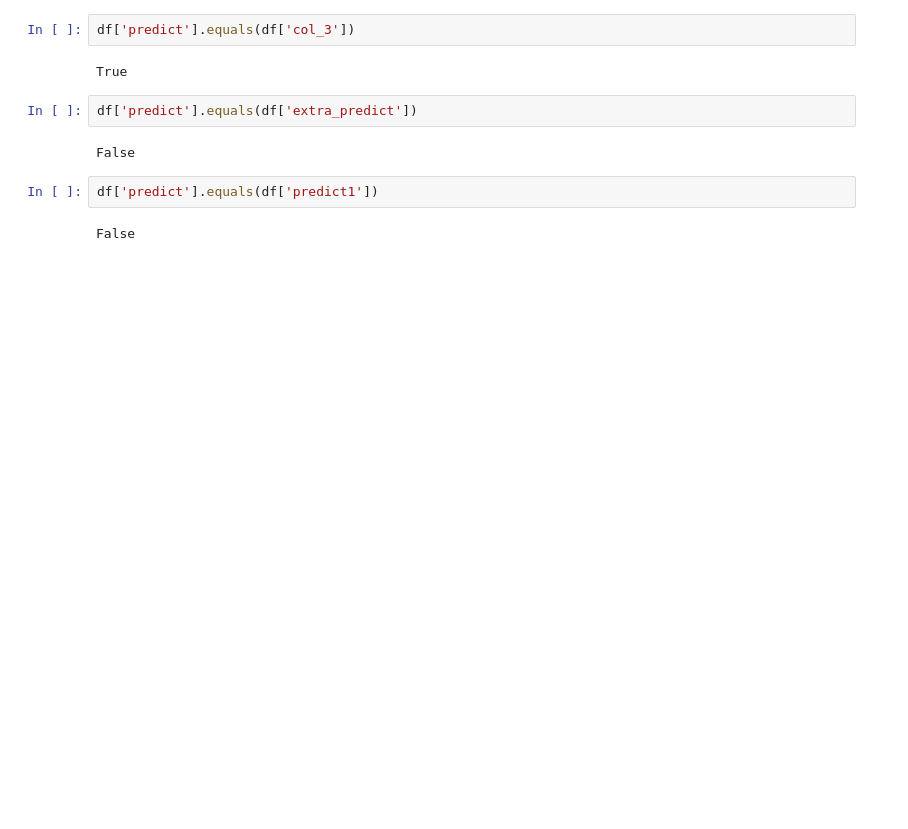
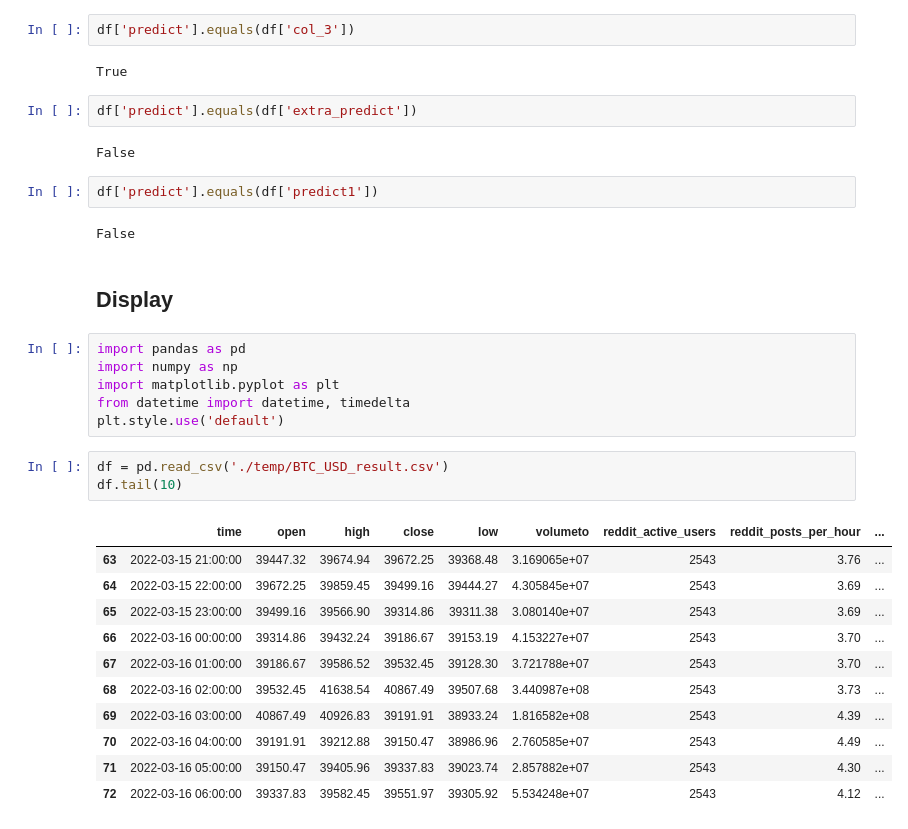
Before and after one commit to sharonwu827/Automated-trading, a Jupyter notebook: CryptoPatternDetection/GAF-CNN-HC/load_test.ipynb, the cells around one changed output. Saved outputs shown, nothing was run; the diff lists cells and outputs as text; blank space fills up the shorter version.

```diff
--- a/CryptoPatternDetection/GAF-CNN-HC/load_test.ipynb
+++ b/CryptoPatternDetection/GAF-CNN-HC/load_test.ipynb
@@ -345,3 +351,26 @@ False
 df['predict'].equals(df['predict1'])
 # %% [output]
 False
+# %% [markdown]
+## Display
+# %%
+import pandas as pd
+import numpy as np
+import matplotlib.pyplot as plt
+from datetime import datetime, timedelta
+plt.style.use('default')
+# %%
+df = pd.read_csv('./temp/BTC_USD_result.csv')
+df.tail(10)
+# %% [output]
+|  | time | open | high | close | low | volumeto | reddit_active_users | reddit_posts_per_hour | ... |
+| 63 | 2022-03-15 21:00:00 | 39447.32 | 39674.94 | 39672.25 | 39368.48 | 3.169065e+07 | 2543 | 3.76 | ... |
+| 64 | 2022-03-15 22:00:00 | 39672.25 | 39859.45 | 39499.16 | 39444.27 | 4.305845e+07 | 2543 | 3.69 | ... |
+| 65 | 2022-03-15 23:00:00 | 39499.16 | 39566.90 | 39314.86 | 39311.38 | 3.080140e+07 | 2543 | 3.69 | ... |
+| 66 | 2022-03-16 00:00:00 | 39314.86 | 39432.24 | 39186.67 | 39153.19 | 4.153227e+07 | 2543 | 3.70 | ... |
+| 67 | 2022-03-16 01:00:00 | 39186.67 | 39586.52 | 39532.45 | 39128.30 | 3.721788e+07 | 2543 | 3.70 | ... |
+| 68 | 2022-03-16 02:00:00 | 39532.45 | 41638.54 | 40867.49 | 39507.68 | 3.440987e+08 | 2543 | 3.73 | ... |
+| 69 | 2022-03-16 03:00:00 | 40867.49 | 40926.83 | 39191.91 | 38933.24 | 1.816582e+08 | 2543 | 4.39 | ... |
+| 70 | 2022-03-16 04:00:00 | 39191.91 | 39212.88 | 39150.47 | 38986.96 | 2.760585e+07 | 2543 | 4.49 | ... |
+| 71 | 2022-03-16 05:00:00 | 39150.47 | 39405.96 | 39337.83 | 39023.74 | 2.857882e+07 | 2543 | 4.30 | ... |
+| 72 | 2022-03-16 06:00:00 | 39337.83 | 39582.45 | 39551.97 | 39305.92 | 5.534248e+07 | 2543 | 4.12 | ... |
```
Also changed, not shown: parts of 13 cells of this notebook, 3 other files.
